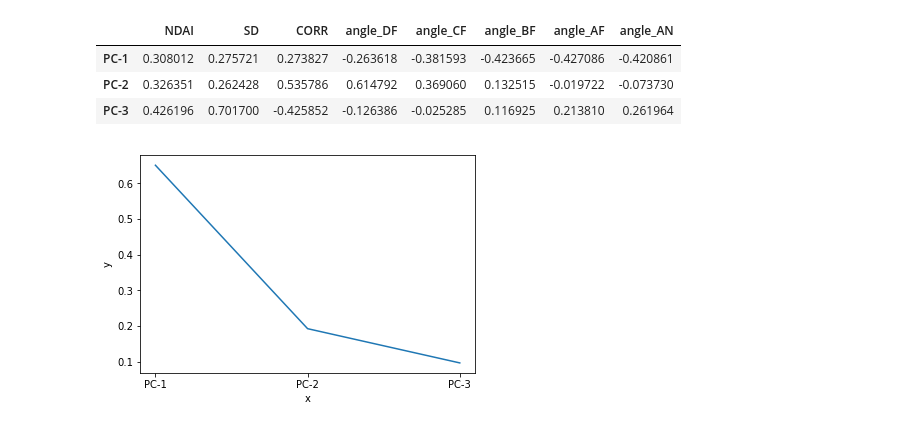
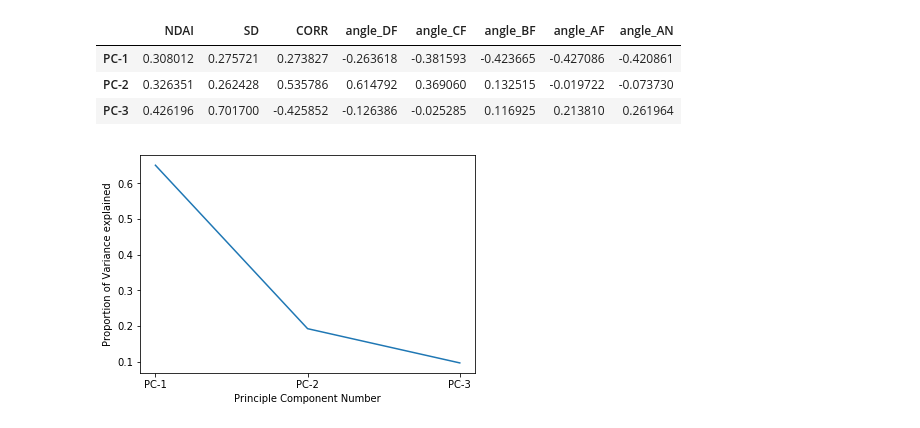
Before and after one commit to junf97/stat154-project2, a Jupyter notebook: code/pca.ipynb, the cells around one changed output. Saved outputs shown, nothing was run; the diff lists cells and outputs as text; code cells hidden in the pictures.

```diff
--- a/code/pca.ipynb
+++ b/code/pca.ipynb
@@ -57,11 +57,11 @@ pd.DataFrame(pca.components_, columns=df_labeled.columns[3:-1], index=['PC-1','P
 | PC-3 | 0.426196 | 0.701700 | -0.425852 | -0.126386 | -0.025285 | 0.116925 | 0.213810 | 0.261964 |
 # %%
 plt.plot(range(1,4), pca.explained_variance_ratio_)
-plt.xlabel('x')
-plt.ylabel('')
+plt.xlabel('Principle Component Number')
+plt.ylabel('Proportion of Variance explained')
 plt.xticks(range(1,4), ['PC-1','PC-2','PC-3']);
 # %% [output]
-[figure, old version]
+[figure, new version]
 # %%
 # https://towardsdatascience.com/pca-using-python-scikit-learn-e653f8989e60
 # https://stackoverflow.com/questions/22984335/recovering-features-names-of-explained-variance-ratio-in-pca-with-sklearn
```
Also changed, not shown: 2 other files.
